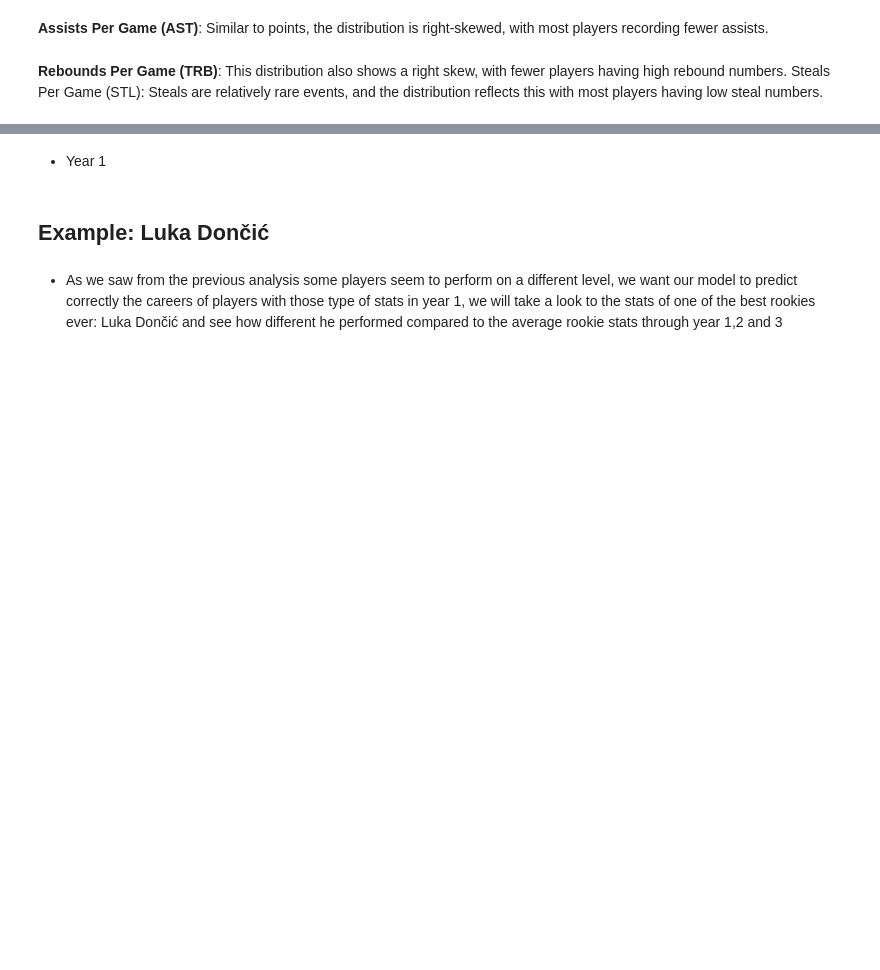
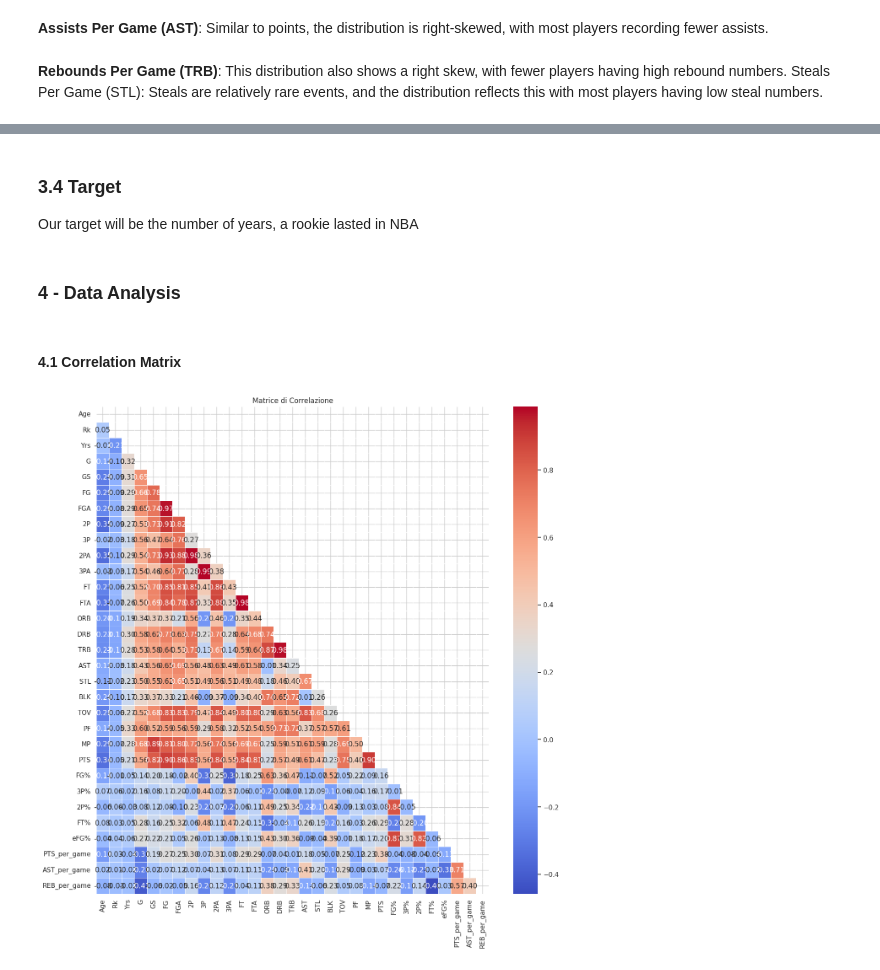
Before and after one commit to ywateba/fds_2023_project, a Jupyter notebook: fds_project(yao).ipynb, the cells around one changed output, grey strips where cells are left out. Cells and saved outputs as stored; diff of their text form; code cells hidden in the pictures; blank space fills up the shorter version.

```diff
--- a/fds_project(yao).ipynb
+++ b/fds_project(yao).ipynb
@@ -507,0 +527,4 @@ The constant growth we saw before is noticeable also in the histograms, the shap
+# %%
+rookies_data_filtered_avg = average_stats(normalized_rookies_data)
+
+rookies_data_filtered_avg
@@ -507,0 +549,8 @@ The constant growth we saw before is noticeable also in the histograms, the shap
+# %% [markdown]
+### 3.4 Target
+
+Our target will be the number of years, a rookie lasted in NBA
+# %%
+rookies_dataset = all_rookies_data_at_draft[["ID","Age","Rk", "Yrs"]]
+final_data = pd.merge(rookies_dataset, rookies_data_filtered_avg, on='ID')
+final_data = normalize_stats_per_game(final_data)
@@ -508,2 +561,4 @@ The constant growth we saw before is noticeable also in the histograms, the shap
+# %% [markdown]
+### 4 - Data Analysis
 # %% [markdown]
-* Year 1
+#### 4.1 Correlation Matrix
@@ -539,4 +564,0 @@ REB_outliers_1.sort_values("TRB",ascending=False)
-# %% [markdown]
-## Example: Luka Dončić
-# %% [markdown]
-* As we saw from the previous analysis some players seem to perform on a different level, we want our model to predict correctly the careers of players with those type of stats in year 1, we will take a look to the stats of one of the best rookies ever: Luka Dončić and see how different he performed compared to the average rookie stats through year 1,2 and 3
@@ -579,0 +565,25 @@ fig.show()
+# %%
+
+
+# Creazione di un DataFrame con i tuoi dati
+# Supponendo che i tuoi dati siano già presenti in un DataFrame chiamato 'df'
+
+# Creazione di una sottoinsieme del DataFrame con le colonne di interesse
+columns_of_interest = ['G', 'GS', 'MP', 'FG', 'FGA', 'FG%', '3P', '3PA', '3P%', '2P', '2PA', '2P%', 'eFG%',
+                        'FT', 'FTA', 'FT%', 'ORB', 'DRB', 'TRB', 'AST', 'STL', 'BLK', 'TOV', 'PF', 'PTS', 'Yrs']
+
+subset_df = final_data#[columns_of_interest]
+
+# Calcolo della matrice di correlazione
+correlation_matrix = subset_df.corr()
+
+# Creazione di una matrice con la stessa forma di quella di correlazione ma con valori NaN
+mask = np.triu(np.ones_like(correlation_matrix, dtype=bool))
+
+# Creazione di un heatmap per visualizzare solo la metà superiore della matrice di correlazione
+plt.figure(figsize=(15, 15))
+sns.heatmap(correlation_matrix, annot=True, cmap='coolwarm', fmt=".2f", linewidths=.5, mask=mask)
+plt.title("Matrice di Correlazione")
+plt.show()
+# %% [output]
+[figure, added]
```
Also changed, not shown: parts of 47 cells of this notebook.
